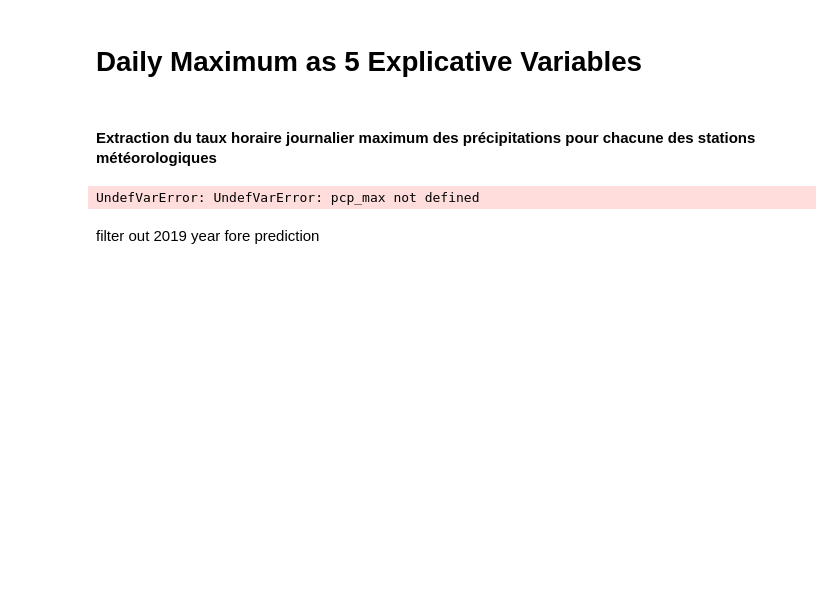
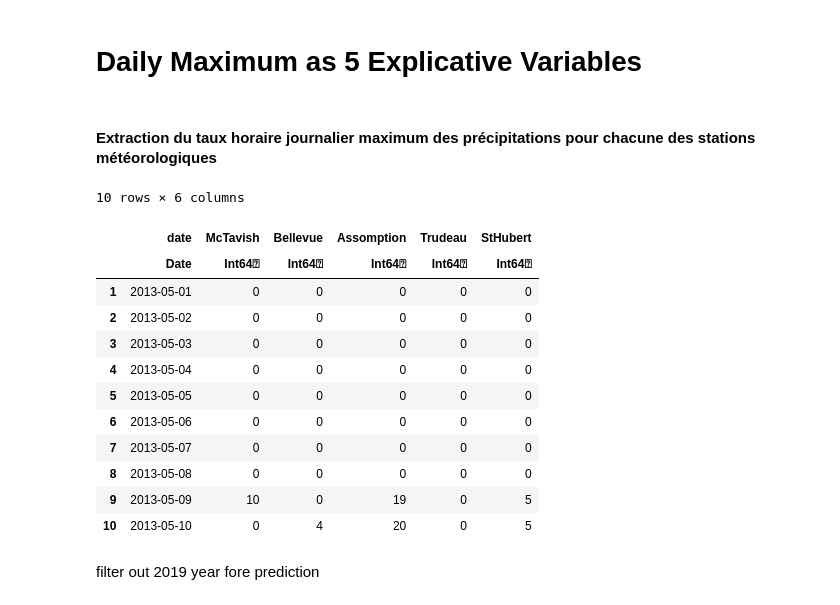
Before and after one commit to SamuelA-L/Prob-et-Stats-IA, a Jupyter notebook: DataSets.ipynb, the cells around one changed output. Cells and saved outputs as stored; diff of their text form; code cells hidden in the pictures; blank space fills up the shorter version.

Commit message:
WGC: fixed errors

```diff
--- a/DataSets.ipynb
+++ b/DataSets.ipynb
@@ -189,9 +219,21 @@ UndefVarError: UndefVarError: surverse_df not defined
 # %%
 precipitation_daily_max = by(precipitation_df, :date,  McTavish = :McTavish=>maximum, Bellevue = :Bellevue=>maximum,
    Assomption = :Assomption=>maximum, Trudeau = :Trudeau=>maximum, StHubert = :StHubert=>maximum)
-first(pcp_max,10)
+first(precipitation_daily_max,10)
 # %% [output]
-UndefVarError: UndefVarError: pcp_max not defined
+10 rows × 6 columns
+|  | date | McTavish | Bellevue | Assomption | Trudeau | StHubert |
+|  | Date | Int64⍰ | Int64⍰ | Int64⍰ | Int64⍰ | Int64⍰ |
+| 1 | 2013-05-01 | 0 | 0 | 0 | 0 | 0 |
+| 2 | 2013-05-02 | 0 | 0 | 0 | 0 | 0 |
+| 3 | 2013-05-03 | 0 | 0 | 0 | 0 | 0 |
+| 4 | 2013-05-04 | 0 | 0 | 0 | 0 | 0 |
+| 5 | 2013-05-05 | 0 | 0 | 0 | 0 | 0 |
+| 6 | 2013-05-06 | 0 | 0 | 0 | 0 | 0 |
+| 7 | 2013-05-07 | 0 | 0 | 0 | 0 | 0 |
+| 8 | 2013-05-08 | 0 | 0 | 0 | 0 | 0 |
+| 9 | 2013-05-09 | 10 | 0 | 19 | 0 | 5 |
+| 10 | 2013-05-10 | 0 | 4 | 20 | 0 | 5 |
 # %% [markdown]
 filter out 2019 year fore prediction
 # %%
```
Also changed, not shown: parts of 9 cells of this notebook, 5 other files.
